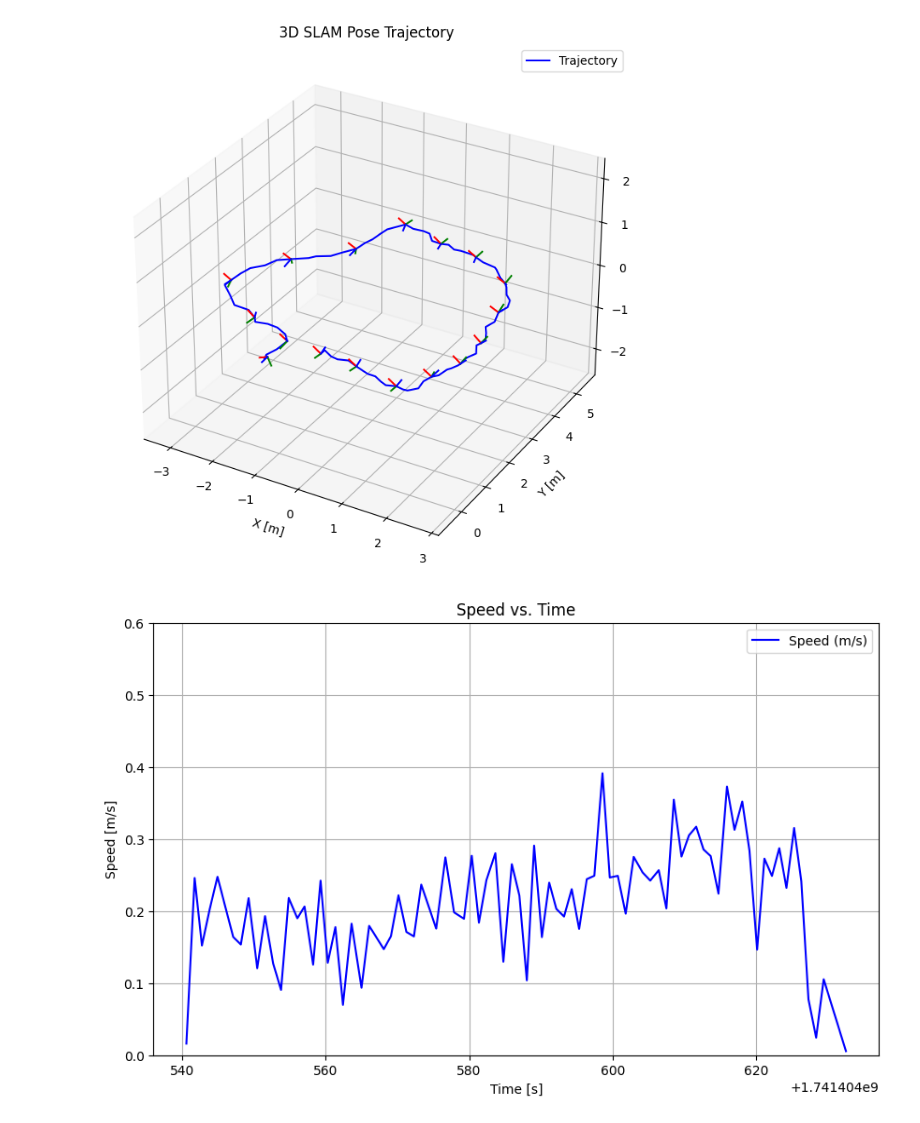
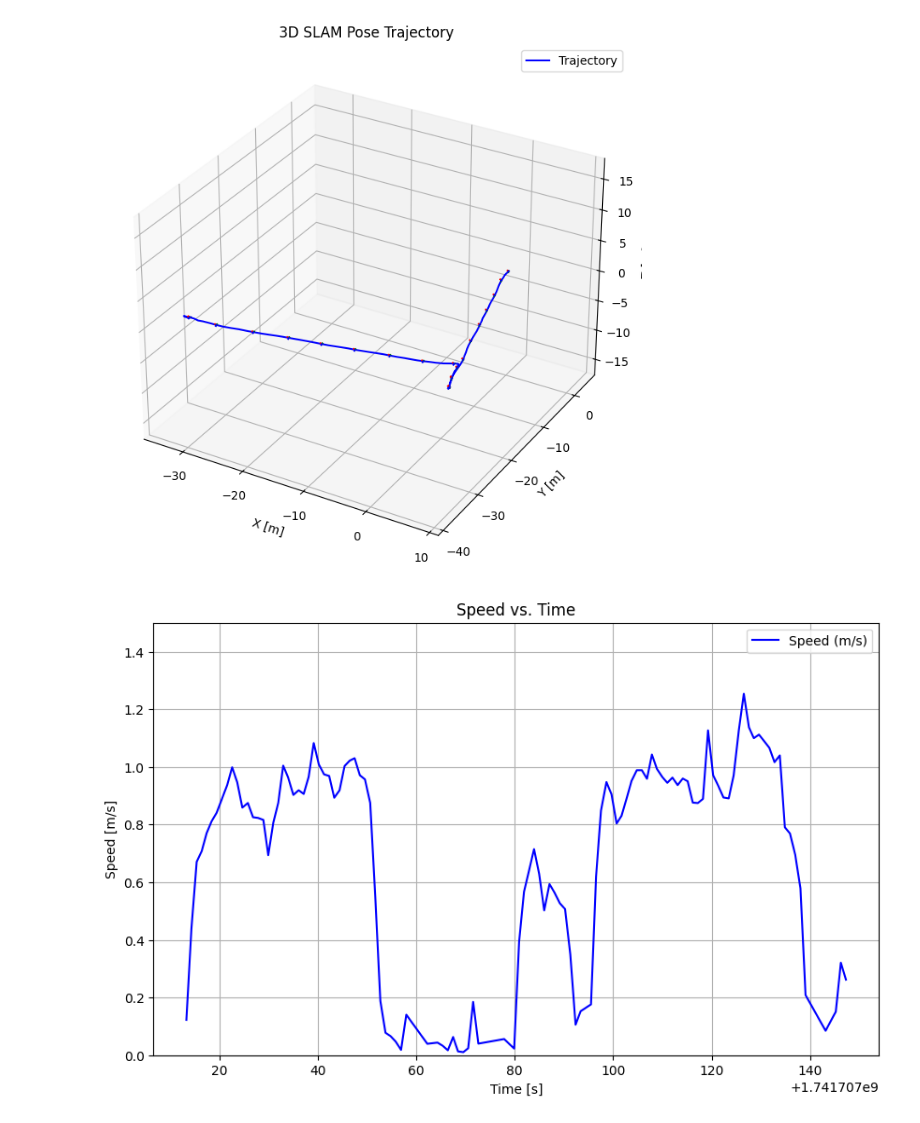
Before and after one commit to ep51lon/PalmBee, a Jupyter notebook: pb_utility/scripts/plot/plot_rtabmap.ipynb, the cells around one changed output. Saved outputs shown, nothing was run; the diff lists cells and outputs as text; code cells hidden in the pictures.

```diff
--- a/pb_utility/scripts/plot/plot_rtabmap.ipynb
+++ b/pb_utility/scripts/plot/plot_rtabmap.ipynb
@@ -10,7 +10,8 @@ from pytransform3d.rotations import matrix_from_quaternion
 from pytransform3d.transformations import plot_transform
 # %%
 # Load data from the text file
-file_path = "rtabmap_slam.txt"
+# file_path = "rec1_rtabmap_slam.txt"
+file_path = "poses02.txt"
 
 # Read data, skipping the first header row
 data = np.loadtxt(file_path, skiprows=1)
@@ -73,7 +74,7 @@ ax.set_title("3D SLAM Pose Trajectory")
 ax.legend()
 plt.show()
 # %% [output]
-[figure, old version]
+[figure, new version]
 # %%
 # import numpy as np
 # import plotly.graph_objects as go
@@ -167,32 +168,32 @@ fig.show()
 
 # # Read data, skipping the first header row
 # data = np.loadtxt(file_path, skiprows=1)
 
 # Extract timestamps and positions
 # timestamps = data[:, 0]
 # positions = data[:, 1:4]  # x, y, z
 
 # Compute differences between consecutive timestamps and positions
 delta_t = np.diff(timestamps)
 delta_pos = np.diff(positions, axis=0)
 
 # Calculate velocity components
 velocities = delta_pos / delta_t[:, np.newaxis]
 
 # Compute speed (norm of velocity)
 speeds = np.linalg.norm(velocities, axis=1)
 
 # Plot speed versus time
 plt.figure(figsize=(10, 6))
 plt.plot(timestamps[1:], speeds, label='Speed (m/s)', color='b')
 plt.xlabel('Time [s]')
 plt.ylabel('Speed [m/s]')
 plt.title('Speed vs. Time')
-plt.ylim(0, 0.6)  # Adjust limits for better visibility
+plt.ylim(0, 1.5)  # Adjust limits for better visibility
 # plt.axis('equal')
 # plt.axis('tight')
 plt.legend()
 plt.grid(True)
 plt.show()
 # %% [output]
-[figure, old version]
+[figure, new version]
```
Also changed, not shown: parts of 1 cell of this notebook, 9 other files.
